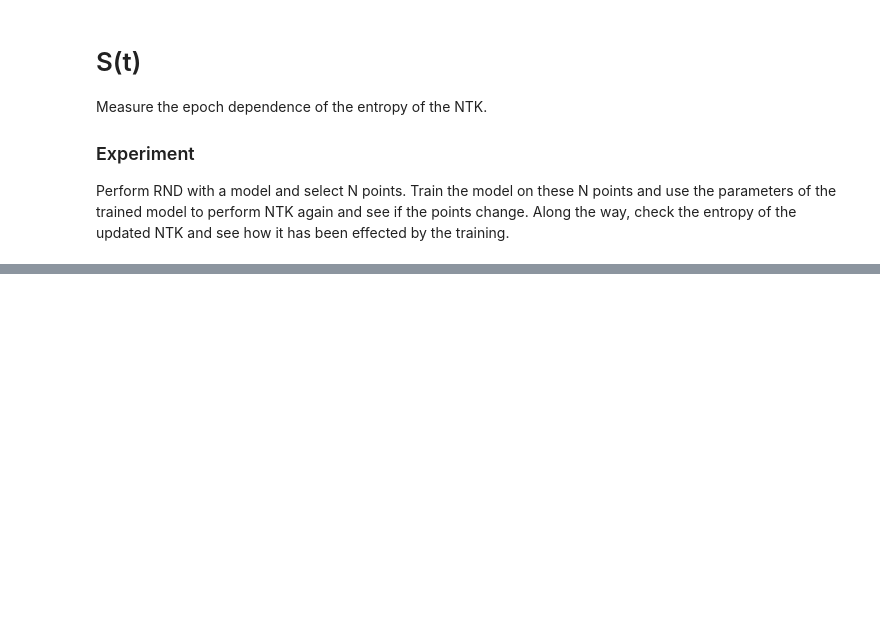
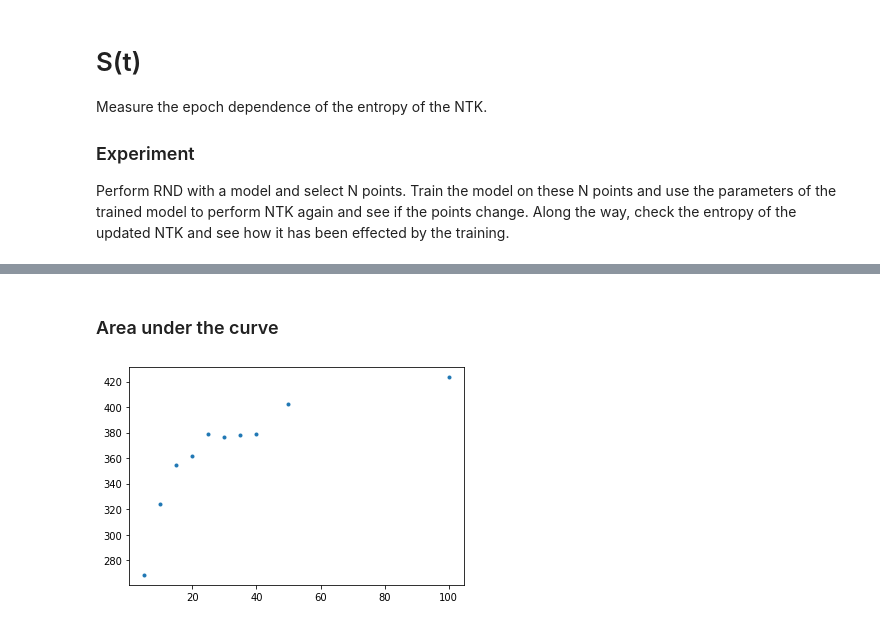
Before and after one commit to zincware/ZnNL, a Jupyter notebook: examples/notebooks/S(t).ipynb, the cells around one changed output, grey strips where cells are left out. Drawn from its saved outputs; the diff is of its cells as text; code cells hidden in the pictures; blank space fills up the shorter version.

```diff
--- a/examples/notebooks/S(t).ipynb
+++ b/examples/notebooks/S(t).ipynb
@@ -96,0 +165,13 @@ acc_arr
+# %% [markdown]
+### Area under the curve
+# %%
+integral_data = []
+
+for value in entropy_data.values():
+    integral = integrate.trapz(value["empirical"])
+    integral_data.append(integral)
+
+plt.plot(subsets, integral_data, '.')
+plt.show()
+# %% [output]
+[figure, added]
```
Also changed, not shown: parts of 11 cells of this notebook.
